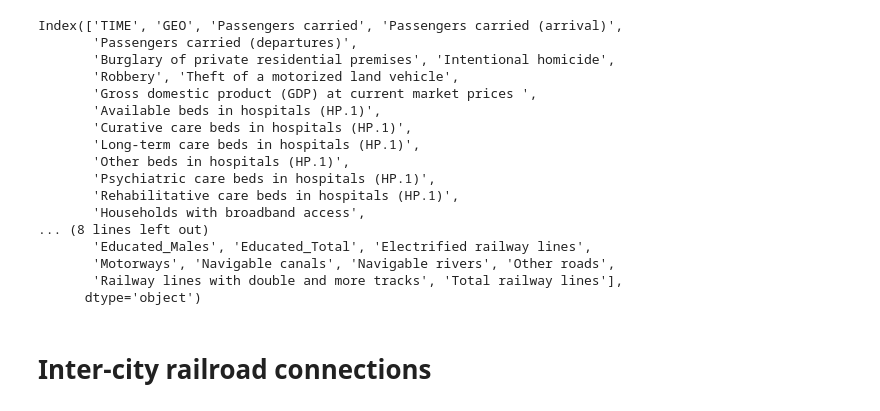
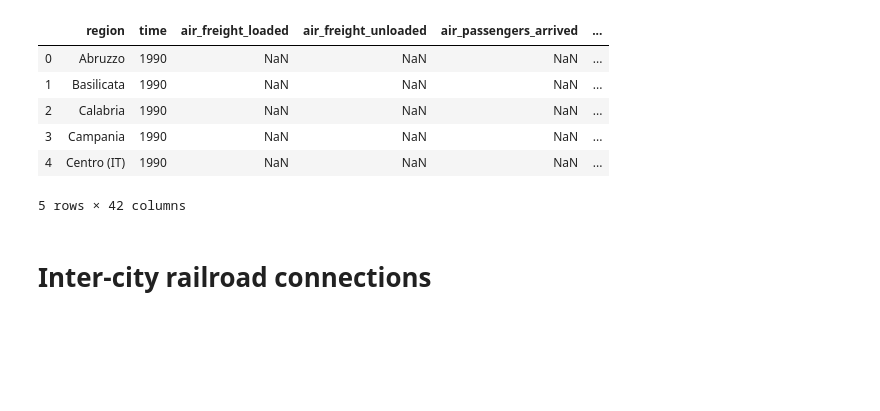
Before and after one commit to mikeweltevrede/master_thesis_corona, a Jupyter notebook: eurostat_reader.ipynb, the cells around one changed output. Saved outputs shown, nothing was run; the diff lists cells and outputs as text; code cells hidden in the pictures; blank space fills up the shorter version.

```diff
--- a/eurostat_reader.ipynb
+++ b/eurostat_reader.ipynb
@@ -82,21 +96,53 @@ Shape: (881, 39)
+# %%
+df_merged = df_merged.rename(columns={
+    'TIME': 'time',
+    'GEO': 'region',
+    'Freight and mail loaded': 'air_freight_loaded',
+    'Freight and mail unloaded': 'air_freight_unloaded',
+    'Passengers carried (arrival)': 'air_passengers_arrived',
+    'Passengers carried (departures)': 'air_passengers_departed',
+    'Total area': 'area',
+    'Hotels; holiday and other short-stay accommodation; camping grounds, recreational vehicle parks and trailer parks': 'tourist_arrivals',
+    'In-patient average length of stay (in days)': 'hospital_stay',
+    'All causes of death (A00-Y89) excluding S00-T98': 'death_rate_all',
+    'Human immunodeficiency virus [HIV] disease': 'death_rate_hiv',
+    'Influenza (including swine flu)': 'death_rate_influenza',
+    'Tuberculosis': 'death_rate_tb',
+    'Viral hepatitis and sequelae of viral hepatitis': 'death_rate_viralhepatitis',
+    'Disposable income, net': 'disposable_income',
+    'Medical doctors': 'medical_doctors',
+    'Nurses and midwives': 'nurses_midwives',
+    'Available beds in hospitals': 'available_beds',
+    'Curative care beds in hospitals (HP.1)': 'curative_care_beds',
+    'Long-term care beds in hospitals (HP.1)': 'longterm_care_beds',
+    'Other beds in hospitals (HP.1)': 'other_beds',
+    'Psychiatric care beds in hospitals (HP.1)': 'psychiatric_care_beds',
+    'Rehabilitative care beds in hospitals (HP.1)': 'rehabilitative_care_beds',
+    'Internet use: interaction with public authorities (last 12 months)': 'internet_contact_authorities',
+    'Electrified railway lines': 'length_electrified_railway',
+    'Motorways': 'length_motorways',
+    'Navigable canals': 'length_canals',
+    'Navigable rivers': 'length_rivers',
+    'Other roads': 'length_other_roads',
+    'Railway lines with double and more tracks': 'length_large_railway',
+    'Total railway lines': 'length_railway',
+    'Freight loaded': 'maritime_freight_loaded',
+    'Freight unloaded': 'maritime_freight_unloaded',
+    'Passengers disembarked': 'maritime_passengers_disembarked',
+    'Passengers embarked': 'maritime_passengers_embarked',
+    'Median age of population': 'median_age',
+    'Less than primary, primary and lower secondary education (levels 0-2)': 'lower_education',
+    'Upper secondary and post-secondary non-tertiary education (levels 3 and 4)': 'higher_education',
+    'Tertiary education (levels 5-8)': 'tertiary_education'
+})
 # %%
-df_merged.columns
+df_merged.head()
 # %% [output]
+|  | region | time | air_freight_loaded | air_freight_unloaded | air_passengers_arrived | ... |
+| 0 | Abruzzo | 1990 | NaN | NaN | NaN | ... |
+| 1 | Basilicata | 1990 | NaN | NaN | NaN | ... |
+| 2 | Calabria | 1990 | NaN | NaN | NaN | ... |
+| 3 | Campania | 1990 | NaN | NaN | NaN | ... |
+| 4 | Centro (IT) | 1990 | NaN | NaN | NaN | ... |
-Index(['TIME', 'GEO', 'Passengers carried', 'Passengers carried (arrival)',
-       'Passengers carried (departures)',
-       'Burglary of private residential premises', 'Intentional homicide',
-       'Robbery', 'Theft of a motorized land vehicle',
-       'Gross domestic product (GDP) at current market prices ',
-       'Available beds in hospitals (HP.1)',
-       'Curative care beds in hospitals (HP.1)',
-       'Long-term care beds in hospitals (HP.1)',
-       'Other beds in hospitals (HP.1)',
-       'Psychiatric care beds in hospitals (HP.1)',
-       'Rehabilitative care beds in hospitals (HP.1)',
-       'Households with broadband access',
-... (8 lines left out)
-       'Educated_Males', 'Educated_Total', 'Electrified railway lines',
-       'Motorways', 'Navigable canals', 'Navigable rivers', 'Other roads',
-       'Railway lines with double and more tracks', 'Total railway lines'],
-      dtype='object')
+5 rows × 42 columns
 # %%
```
Also changed, not shown: parts of 10 cells of this notebook, 6 other files.
